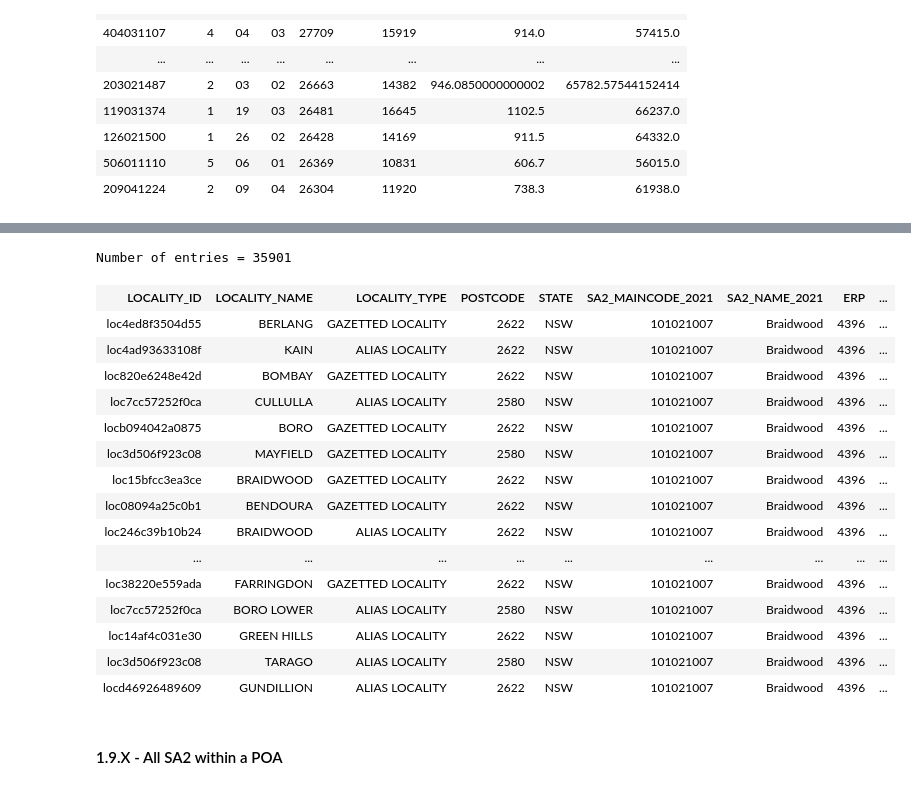
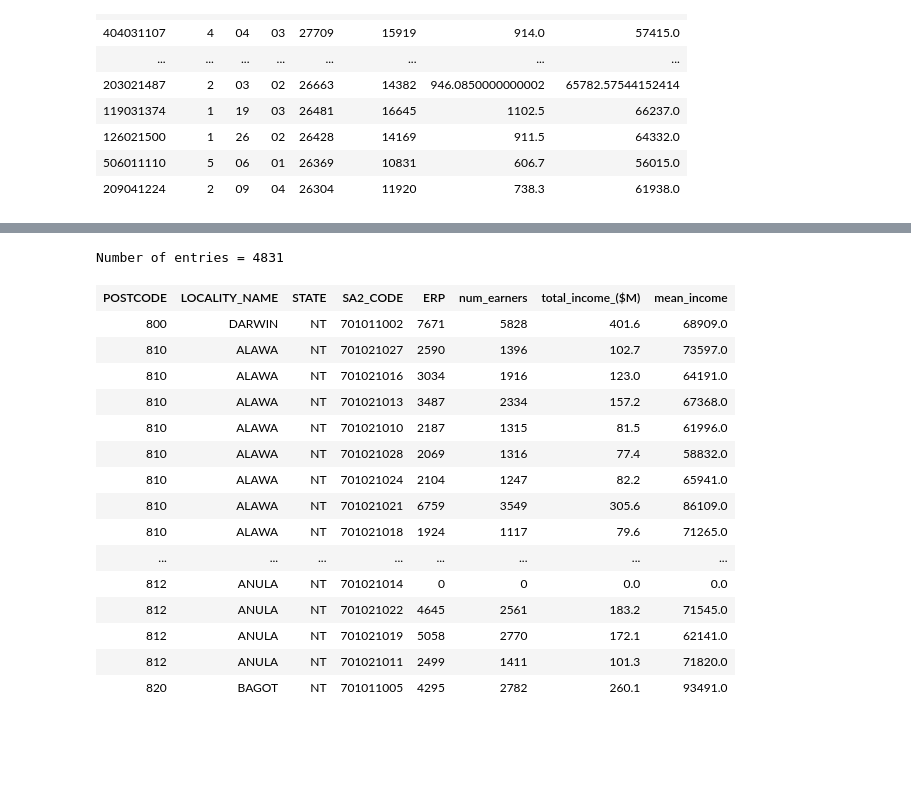
Before and after one commit to MAST30034-AppliedDataScience/project-2-group-buy-now-pay-later-industry-project-13, a Jupyter notebook: notebooks/external_dataset.ipynb, the cells around one changed output, grey strips where cells are left out. Drawn from its saved outputs; the diff is of its cells as text; code cells hidden in the pictures; blank space fills up the shorter version.

Commit message:
merged external data with transactions

```diff
--- a/notebooks/external_dataset.ipynb
+++ b/notebooks/external_dataset.ipynb
@@ -655,0 +680,13 @@ pop_income_df.limit(20)
+# %%
+# group by POSTCODE and aggregate SA2_MAINCODE_2021
+grouped_sa2_df = sa2_postcode_df.groupBy('POSTCODE').agg(
+    # name only here for general idea of where the location is
+    F.first('LOCALITY_NAME').alias('LOCALITY_NAME'),
+    # find most common STATE in POSTCODE
+    F.expr('element_at(array_sort(array_distinct(collect_list(STATE))), 1)').alias('STATE'),
+    # collect unique SA2
+    F.collect_set('SA2_MAINCODE_2021').cast('array<int>').alias('SA2_CODES')
+)
+
+print(f'Number of entries = {grouped_sa2_df.count()}')
+grouped_sa2_df.show(truncate = False)
@@ -655,0 +711,11 @@ pop_income_df.limit(20)
+# %%
+# Expand out SA2_CODES
+expanded_sa2_df = grouped_sa2_df.select(
+    'POSTCODE',
+    'LOCALITY_NAME',
+    'STATE',
+    F.explode('SA2_CODES').alias('SA2_CODE')
+)
+
+print(f'Number of entries = {expanded_sa2_df.count()}')
+expanded_sa2_df.show(truncate = False)
@@ -656,30 +740,29 @@ pop_income_df.limit(20)
 # %%
-sa2_pop_income_df = sa2_postcode_pop_df.join(F.broadcast(income_df),
-                                           sa2_postcode_df.SA2_MAINCODE_2021 == income_df.SA2_code,
-                                           how = 'left'
-                                           ).drop(income_df.SA2_code)
+# merge on SA2_CODE
+POA_pi_df = expanded_sa2_df.join(F.broadcast(pop_income_df),
+                                 expanded_sa2_df.SA2_CODE == pop_income_df.SA2_code,
+                                 how = 'left'
+                                 ).drop(pop_income_df.SA2_code, pop_income_df.STATE, pop_income_df.SA4, pop_income_df.SA3)
 
-print(f'Number of entries = {sa2_pop_income_df.count()}')
-sa2_pop_income_df = sa2_pop_income_df.orderBy('SA2_MAINCODE_2021')
-sa2_pop_income_df.limit(20)
+print(f'Number of entries = {POA_pi_df.count()}')
+POA_pi_df = POA_pi_df.orderBy('POSTCODE')
+POA_pi_df.limit(20)
 # %% [output]
-Number of entries = 35901
+Number of entries = 4831
-| LOCALITY_ID | LOCALITY_NAME | LOCALITY_TYPE | POSTCODE | STATE | SA2_MAINCODE_2021 | SA2_NAME_2021 | ERP | ... |
-| loc4ed8f3504d55 | BERLANG | GAZETTED LOCALITY | 2622 | NSW | 101021007 | Braidwood | 4396 | ... |
-| loc4ad93633108f | KAIN | ALIAS LOCALITY | 2622 | NSW | 101021007 | Braidwood | 4396 | ... |
-| loc820e6248e42d | BOMBAY | GAZETTED LOCALITY | 2622 | NSW | 101021007 | Braidwood | 4396 | ... |
-| loc7cc57252f0ca | CULLULLA | ALIAS LOCALITY | 2580 | NSW | 101021007 | Braidwood | 4396 | ... |
-| locb094042a0875 | BORO | GAZETTED LOCALITY | 2622 | NSW | 101021007 | Braidwood | 4396 | ... |
-| loc3d506f923c08 | MAYFIELD | GAZETTED LOCALITY | 2580 | NSW | 101021007 | Braidwood | 4396 | ... |
-| loc15bfcc3ea3ce | BRAIDWOOD | GAZETTED LOCALITY | 2622 | NSW | 101021007 | Braidwood | 4396 | ... |
-| loc08094a25c0b1 | BENDOURA | GAZETTED LOCALITY | 2622 | NSW | 101021007 | Braidwood | 4396 | ... |
-| loc246c39b10b24 | BRAIDWOOD | ALIAS LOCALITY | 2622 | NSW | 101021007 | Braidwood | 4396 | ... |
-| ... | ... | ... | ... | ... | ... | ... | ... | ... |
-| loc38220e559ada | FARRINGDON | GAZETTED LOCALITY | 2622 | NSW | 101021007 | Braidwood | 4396 | ... |
-| loc7cc57252f0ca | BORO LOWER | ALIAS LOCALITY | 2580 | NSW | 101021007 | Braidwood | 4396 | ... |
-| loc14af4c031e30 | GREEN HILLS | ALIAS LOCALITY | 2622 | NSW | 101021007 | Braidwood | 4396 | ... |
-| loc3d506f923c08 | TARAGO | ALIAS LOCALITY | 2580 | NSW | 101021007 | Braidwood | 4396 | ... |
-| locd46926489609 | GUNDILLION | ALIAS LOCALITY | 2622 | NSW | 101021007 | Braidwood | 4396 | ... |
+| POSTCODE | LOCALITY_NAME | STATE | SA2_CODE | ERP | num_earners | total_income_($M) | mean_income |
+| 800 | DARWIN | NT | 701011002 | 7671 | 5828 | 401.6 | 68909.0 |
+| 810 | ALAWA | NT | 701021027 | 2590 | 1396 | 102.7 | 73597.0 |
+| 810 | ALAWA | NT | 701021016 | 3034 | 1916 | 123.0 | 64191.0 |
+| 810 | ALAWA | NT | 701021013 | 3487 | 2334 | 157.2 | 67368.0 |
+| 810 | ALAWA | NT | 701021010 | 2187 | 1315 | 81.5 | 61996.0 |
+| 810 | ALAWA | NT | 701021028 | 2069 | 1316 | 77.4 | 58832.0 |
+| 810 | ALAWA | NT | 701021024 | 2104 | 1247 | 82.2 | 65941.0 |
+| 810 | ALAWA | NT | 701021021 | 6759 | 3549 | 305.6 | 86109.0 |
+| 810 | ALAWA | NT | 701021018 | 1924 | 1117 | 79.6 | 71265.0 |
+| ... | ... | ... | ... | ... | ... | ... | ... |
+| 812 | ANULA | NT | 701021014 | 0 | 0 | 0.0 | 0.0 |
+| 812 | ANULA | NT | 701021022 | 4645 | 2561 | 183.2 | 71545.0 |
+| 812 | ANULA | NT | 701021019 | 5058 | 2770 | 172.1 | 62141.0 |
+| 812 | ANULA | NT | 701021011 | 2499 | 1411 | 101.3 | 71820.0 |
+| 820 | BAGOT | NT | 701011005 | 4295 | 2782 | 260.1 | 93491.0 |
-# %% [markdown]
-#### 1.9.X - All SA2 within a POA
 # %%
```
Also changed, not shown: parts of 23 cells of this notebook.
